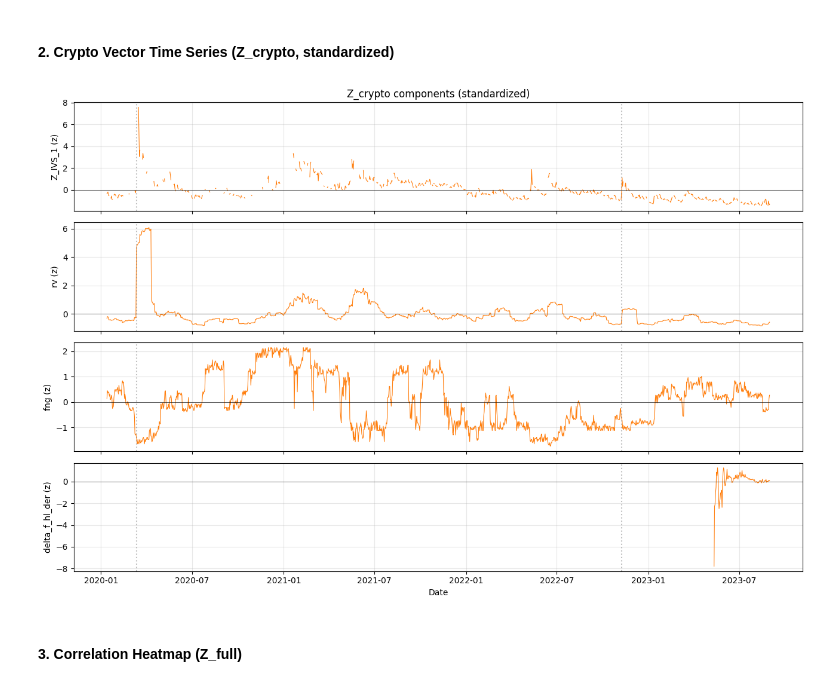
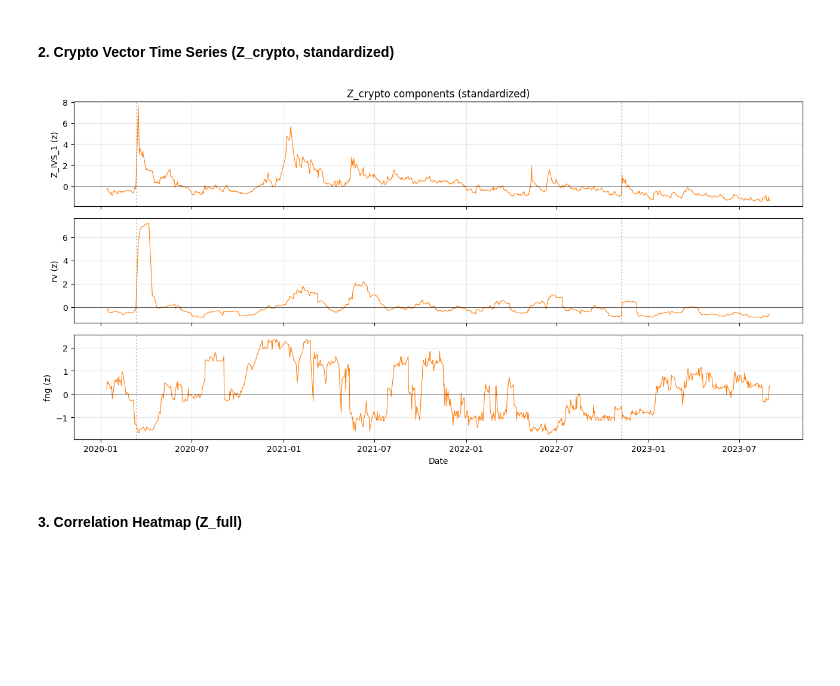
Before and after one commit to Lldelduca/bitcoin-risk-premia, a Jupyter notebook: notebooks/04_conditioning_diagnostics.ipynb, the cells around one changed output. Drawn from its saved outputs; the diff is of its cells as text; code cells hidden in the pictures; blank space fills up the shorter version.

```diff
--- a/notebooks/04_conditioning_diagnostics.ipynb
+++ b/notebooks/04_conditioning_diagnostics.ipynb
@@ -48,23 +48,23 @@ plt.show()
 # %% [markdown]
 #### 2. Crypto Vector Time Series (Z_crypto, standardized)
 # %%
-crypto_cols = [c for c in ['Z_IVS_1', 'rv', 'fng', 'delta_f_hl_der'] if c in Z_crypto.columns]
+crypto_cols = ['Z_IVS_1', 'rv', 'fng']
 
 fig, axes = plt.subplots(len(crypto_cols), 1, figsize=(13, 2.2 * len(crypto_cols)), sharex=True)
 for ax, col in zip(axes, crypto_cols):
     ax.plot(Z_crypto['date'], Z_crypto[col], linewidth=0.8, color='C1')
     ax.axhline(0, color='black', linewidth=0.4)
     ax.set_ylabel(f'{col} (z)')
     ax.axvline(pd.Timestamp('2020-03-12'), color='gray', linestyle=':', alpha=0.5)
     ax.axvline(pd.Timestamp('2022-11-08'), color='gray', linestyle=':', alpha=0.5)
 
 axes[0].set_title('Z_crypto components (standardized)')
 axes[-1].set_xlabel('Date')
 plt.tight_layout()
 plt.savefig(FIG_DIR / 'fig_z_crypto_timeseries.png', dpi=150)
 plt.show()
 # %% [output]
-[figure, old version]
+[figure, new version]
 # %% [markdown]
 #### 3. Correlation Heatmap (Z_full)
 # %%
```
Also changed, not shown: parts of 5 cells of this notebook.
